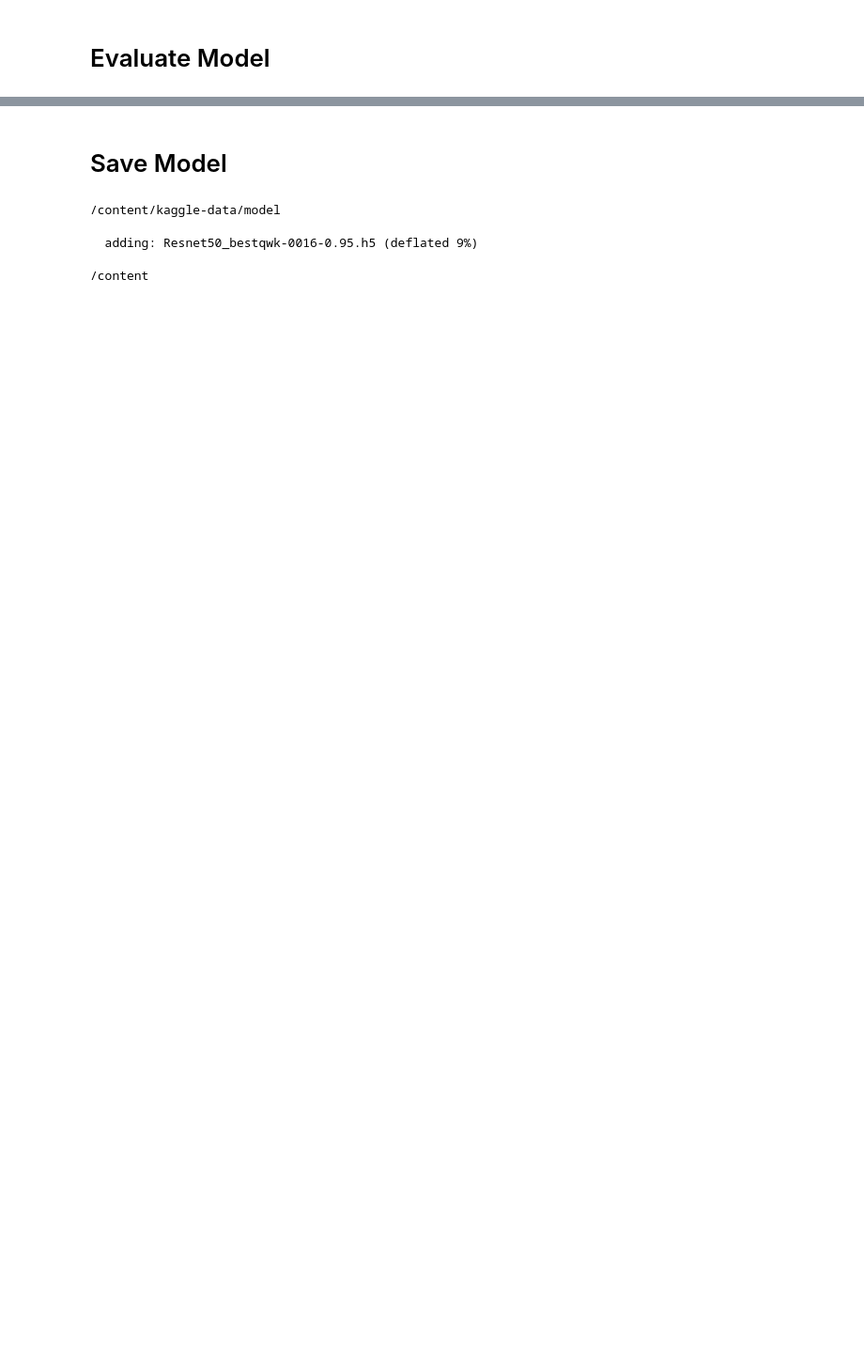
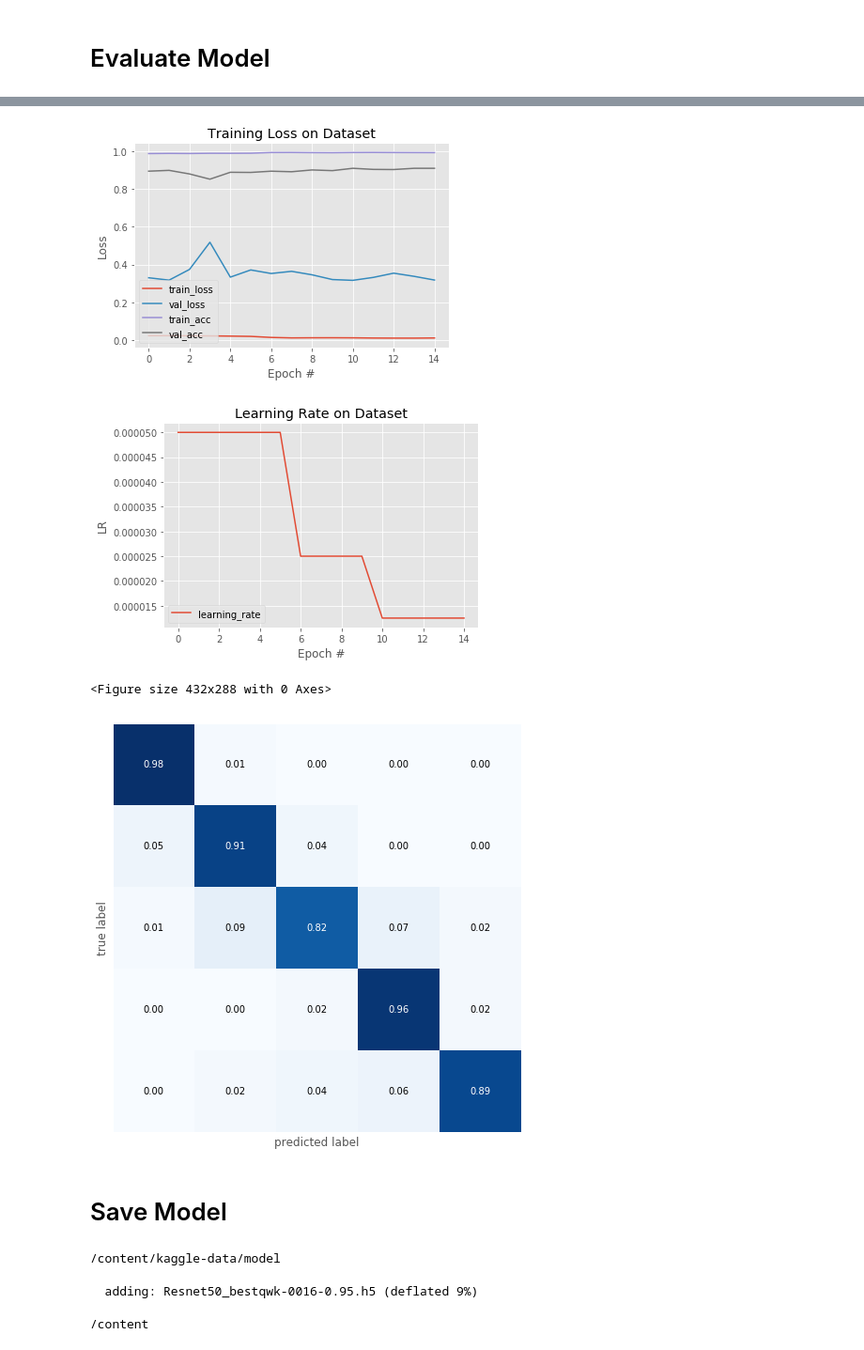
Before and after one commit to MittalNeha/retinopathy-kaggle, a Jupyter notebook: Resnet_50_baseline.ipynb, the cells around one changed output, grey strips where cells are left out. Shown at 94% size. Cells and saved outputs as stored; diff of their text form; code cells hidden in the pictures; blank space fills up the shorter version.

```diff
--- a/Resnet_50_baseline.ipynb
+++ b/Resnet_50_baseline.ipynb
@@ -497,5 +511,12 @@ check_model(history)
 <Figure size 432x288 with 0 Axes>
 [figure]
+# %%
+check_model(history2, model)
+# %% [output]
+[figure, added]
+[figure, added]
+<Figure size 432x288 with 0 Axes>
+[figure, added]
 # %% [markdown]
 # Save Model
 # %%
```
Also changed, not shown: parts of 7 cells of this notebook.
